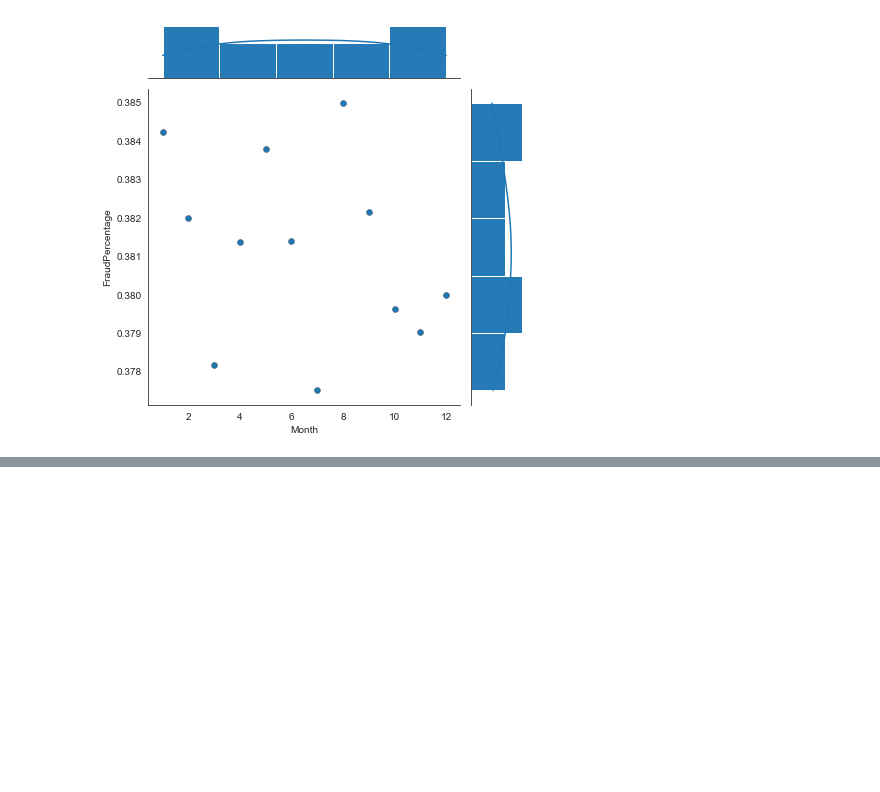
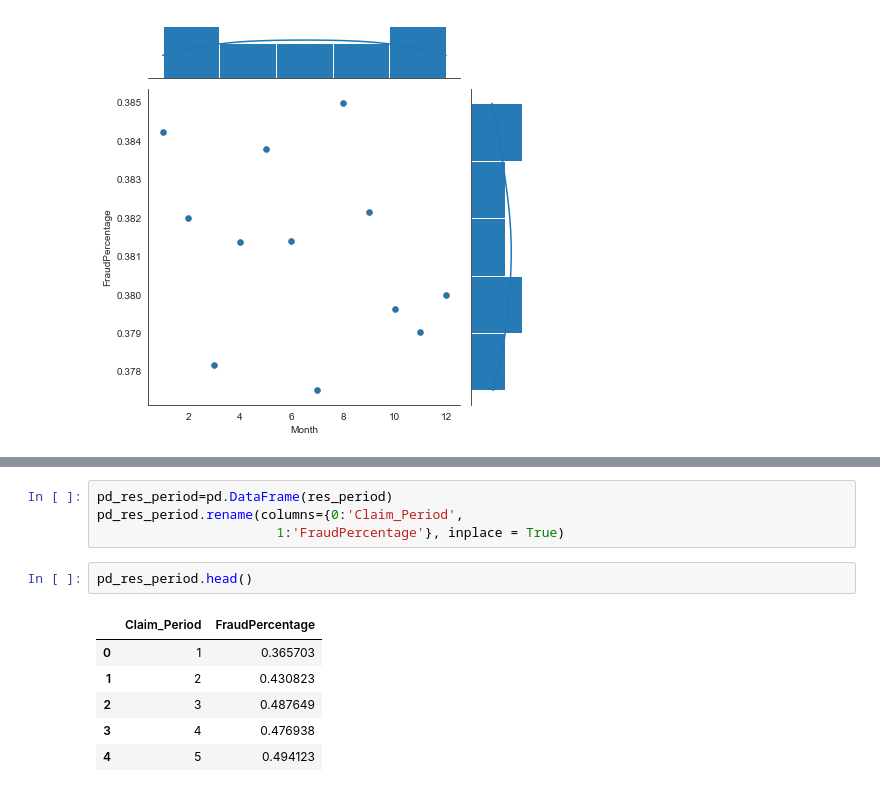
Before and after one commit to wx0373/Medical-fraud, a Jupyter notebook: Fraud%NonFraud/Fraud%NonFraud.ipynb, the cells around one changed output, grey strips where cells are left out. Saved outputs shown, nothing was run; the diff lists cells and outputs as text; blank space fills up the shorter version.

```diff
--- a/Fraud%NonFraud/Fraud%NonFraud.ipynb
+++ b/Fraud%NonFraud/Fraud%NonFraud.ipynb
@@ -126,0 +135,13 @@ plt.savefig('Month&FraudPercentage')
+# %%
+pd_res_period=pd.DataFrame(res_period)
+pd_res_period.rename(columns={0:'Claim_Period',
+                       1:'FraudPercentage'}, inplace = True)
+# %%
+pd_res_period.head()
+# %% [output]
+|  | Claim_Period | FraudPercentage |
+| 0 | 1 | 0.365703 |
+| 1 | 2 | 0.430823 |
+| 2 | 3 | 0.487649 |
+| 3 | 4 | 0.476938 |
+| 4 | 5 | 0.494123 |
```
Also changed, not shown: parts of 4 cells of this notebook.
